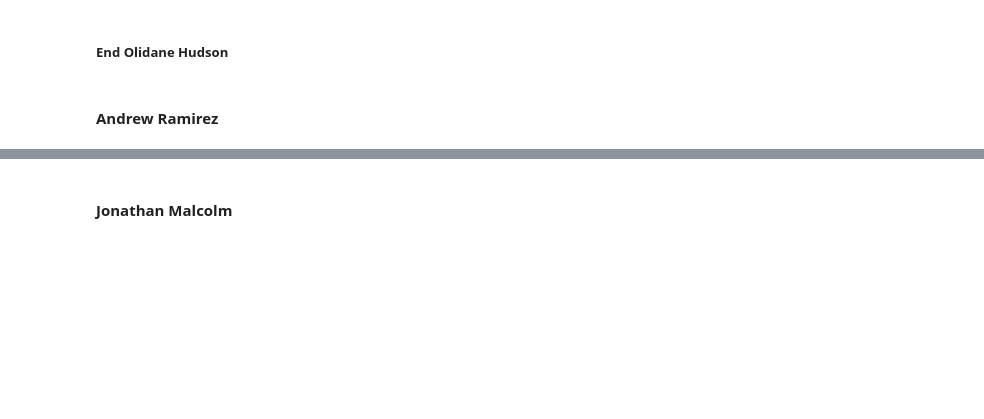
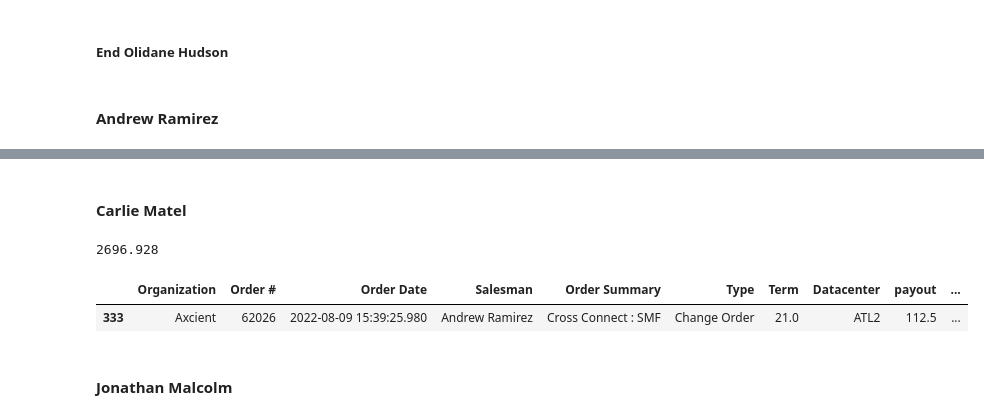
Before and after one commit to maxca17/DB_Commissions, a Jupyter notebook: Commishes/Main/I_hate_commissions.ipynb, the cells around one changed output, grey strips where cells are left out. Cells and saved outputs as stored; diff of their text form; code cells hidden in the pictures; blank space fills up the shorter version.

```diff
--- a/Commishes/Main/I_hate_commissions.ipynb
+++ b/Commishes/Main/I_hate_commissions.ipynb
@@ -181,0 +237,11 @@ print(ramirez)
+# %% [markdown]
+#### Carlie Matel
+# %%
+carlie_matel = ep1[ep1['Salesman'] == 'Carlie Matel']
+# %%
+(carlie_matel['payout'].sum())
+# %% [output]
+2696.928
+# %%
+carlie_matel.loc[carlie_matel['Datacenter'].isin(['ATL2','ACT1','AUS1','CLE1','DEN1','DEN4','DFW1','DFW2','DFW6','DFW7','EWR2','IAD2','KC2','MEM1','MSP1','LHR1','ORD2','ORD3','PHX1','SEA2','SLC1','SLC2']), 'payout'] *= .75
+carlie_matel.loc[carlie_matel['Datacenter'].isin(['ATL1', 'ATL3', 'BOS1', 'BWI1', 'DEN2', 'DEN3', 'DFW3','DFW4', 'DFW5','EWR1','IAD1','IND1','IND2','LAS1','LAX1','LGA1','LGA2','MCI1','MCI2','MCI3','MIA1','MSP2','MSP3','MSP4','ORD1','ORD4','PHL1','PHX2','PHX3','PIT1','PIT2','SAN1','SAN2','SEA1','SFO1','SLC3','SLC4','SLC5','SNA1','SNA2','PAR1','PAR2','PAR3','MPL1','TLS1']), 'payout'] *= .5
@@ -181,0 +250,5 @@ print(ramirez)
+# %%
+carlie_matel.head(1)
+# %% [output]
+|  | Organization | Order # | Order Date | Salesman | Order Summary | Type | Term | Datacenter | payout | ... |
+| 333 | Axcient | 62026 | 2022-08-09 15:39:25.980 | Andrew Ramirez | Cross Connect : SMF | Change Order | 21.0 | ATL2 | 112.5 | ... |
```
Also changed, not shown: parts of 42 cells of this notebook, 25 other files.
